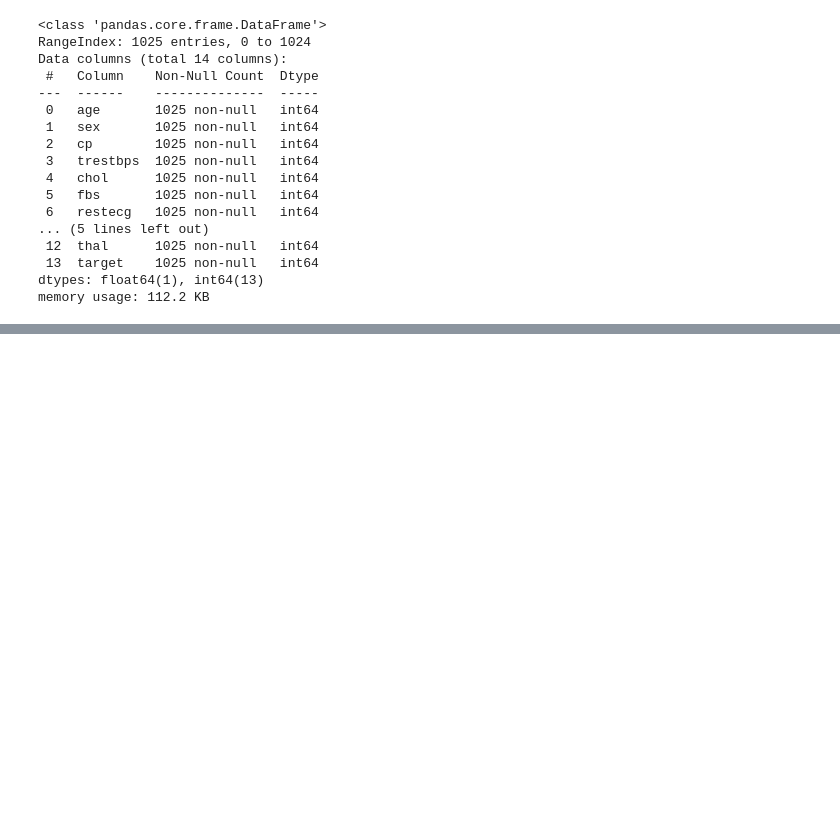
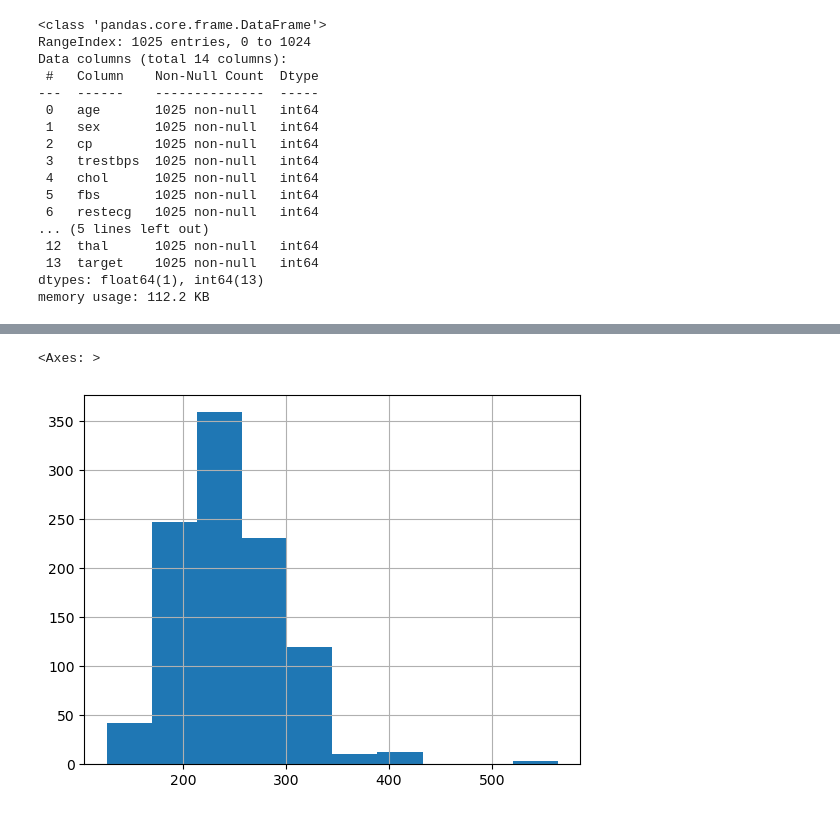
Before and after one commit to Satyam-R4j/Learning-AL-ML-DL-, a Jupyter notebook: Heart_Disease_Prediction/script.ipynb, the cells around one changed output, grey strips where cells are left out. Cells and saved outputs as stored; diff of their text form; code cells hidden in the pictures; blank space fills up the shorter version.

```diff
--- a/Heart_Disease_Prediction/script.ipynb
+++ b/Heart_Disease_Prediction/script.ipynb
@@ -57,0 +94,5 @@ memory usage: 112.2 KB
+# %%
+df['chol'].hist()
+# %% [output]
+<Axes: >
+[figure, added]
```
Also changed, not shown: parts of 14 cells of this notebook.
